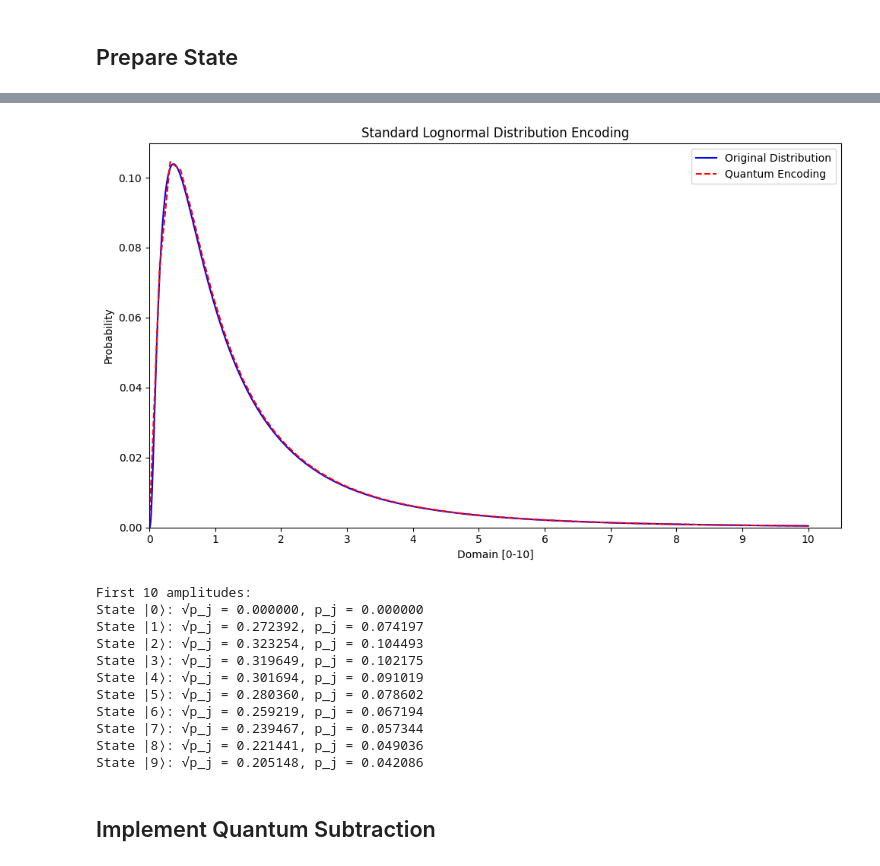
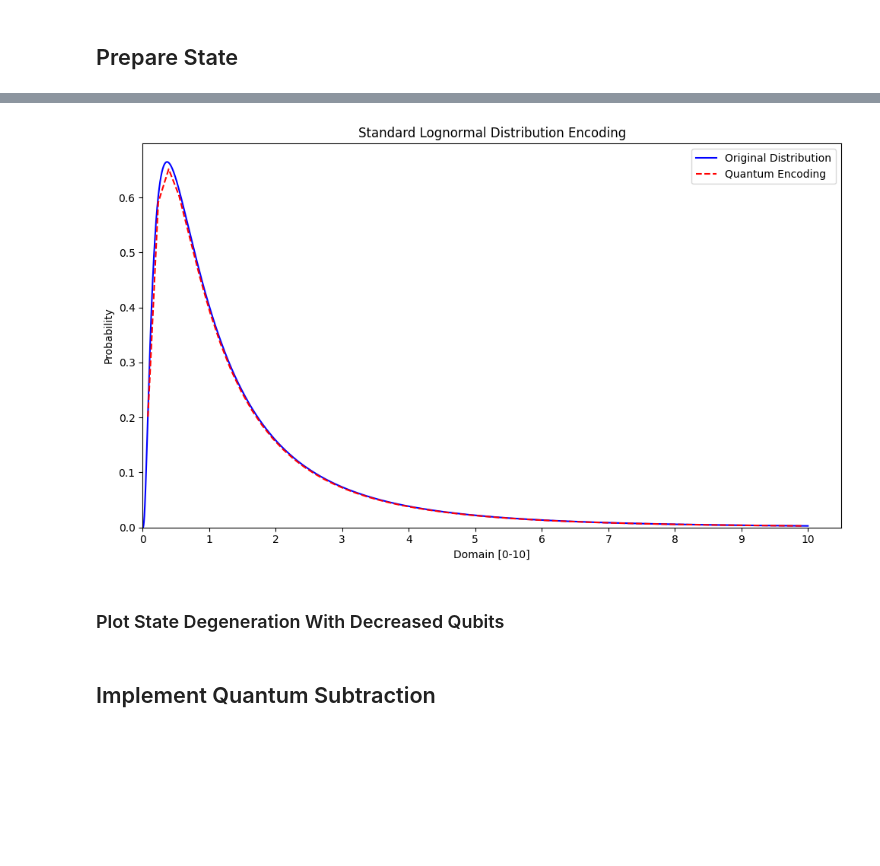
Before and after one commit to AlexFiliakov/knowledge-pricing, a Jupyter notebook: 4.b. Quantum Excess Evaluation Algorithm.ipynb, the cells around one changed output, grey strips where cells are left out. Saved outputs shown, nothing was run; the diff lists cells and outputs as text; code cells hidden in the pictures; blank space fills up the shorter version.

```diff
--- a/4.b. Quantum Excess Evaluation Algorithm.ipynb
+++ b/4.b. Quantum Excess Evaluation Algorithm.ipynb
@@ -160,18 +160,27 @@ def lognormal_loss(x):
 
 # Discretize domain into 2^num_qubits points
 N = 2**num_qubits
-x_vals = np.linspace(domain_min, domain_max, N)
-
-# Calculate probabilities for state preparation
-probabilities = np.array([lognormal_loss(x) for x in x_vals])
-normalizing_constant = np.sum(probabilities)
-probabilities /= normalizing_constant
+step = (domain_max - domain_min) / (N - 1)
+# Take the midpoint integral approximation to work on small number of qubits
+mid_x_vals = np.linspace(
+    domain_min + step / 2,
+    domain_max - step / 2,
+    N
+)
+probabilities = np.array([lognormal_loss(x) * step for x in mid_x_vals])
+probabilities /= probabilities.sum()
 
 # Full distribution for visualization
-full_x_vals = np.linspace(domain_min, domain_max, 10_000)
-full_probabilities = np.array([lognormal_loss(x) for x in full_x_vals])
-full_normalizing_constant = np.sum(full_probabilities) * N / 10_000
-full_probabilities /= full_normalizing_constant
+full_sims = 10_000
+full_x_vals = np.linspace(domain_min, domain_max, full_sims)
+full_step = (domain_max - domain_min) / (full_sims - 1)
+full_mid_vals = np.linspace(
+    domain_min + full_step / 2,
+    domain_max - full_step / 2,
+    full_sims
+)
+full_probabilities = np.array([lognormal_loss(x) * full_step for x in full_mid_vals])
+full_probabilities /= full_probabilities.sum()
 
 # Calculate amplitudes (square root of probabilities)
 amplitudes = np.sqrt(probabilities)
@@ -185,4 +194,4 @@ qc.append(StatePreparation(amplitudes), range(num_qubits))
 
 # Transpile the circuit to basic gates that Aer supports
 qc = transpile(qc, basis_gates=['u3', 'cx'])
-qc.draw(output='mpl')
+# qc.draw(output='mpl')
@@ -191,39 +198,30 @@ qc.draw(output='mpl')
 # %%
 # Validate our state preparation by measuring
 backend = Aer.get_backend('statevector_simulator')
 statevector = backend.run(qc).result().get_statevector()
 
 # Calculate the resulting probabilities
 measured_probs = np.abs(statevector)**2
 
 # Plot the original distribution vs quantum encoded distribution
 plt.figure(figsize=(10, 6))
-plt.plot(full_x_vals, full_probabilities, 'b-', label='Original Distribution')
-plt.plot(x_vals, measured_probs, 'r--', label='Quantum Encoding')
+plt.plot(full_x_vals, full_probabilities / full_step, 'b-', label='Original Distribution')
+plt.plot(mid_x_vals, measured_probs / step, 'r--', label='Quantum Encoding')
 plt.xlabel('Domain [0-10]')
 plt.ylabel('Probability')
 plt.xticks(np.arange(domain_min, domain_max + 1, 1))
 plt.title('Standard Lognormal Distribution Encoding')
 plt.legend()
 plt.tight_layout()
 plt.axis([0, None, 0, None])
 plt.show()
 
-# Display the first few amplitudes
-print("First 10 amplitudes:")
-for i in range(10):
-    print(
-        f"State |{i}⟩: √p_j = {amplitudes[i]:.6f}, p_j = {probabilities[i]:.6f}")
+# # Display the first few amplitudes
+# print("First 10 amplitudes:")
+# for i in range(10):
+#     print(
+#         f"State |{i}⟩: √p_j = {amplitudes[i]:.6f}, p_j = {probabilities[i]:.6f}")
 # %% [output]
-[figure, old version]
+[figure, new version]
-First 10 amplitudes:
-State |0⟩: √p_j = 0.000000, p_j = 0.000000
-State |1⟩: √p_j = 0.272392, p_j = 0.074197
-State |2⟩: √p_j = 0.323254, p_j = 0.104493
-State |3⟩: √p_j = 0.319649, p_j = 0.102175
-State |4⟩: √p_j = 0.301694, p_j = 0.091019
-State |5⟩: √p_j = 0.280360, p_j = 0.078602
-State |6⟩: √p_j = 0.259219, p_j = 0.067194
-State |7⟩: √p_j = 0.239467, p_j = 0.057344
-State |8⟩: √p_j = 0.221441, p_j = 0.049036
-State |9⟩: √p_j = 0.205148, p_j = 0.042086
+# %% [markdown]
+### Plot State Degeneration With Decreased Qubits
```
Also changed, not shown: parts of 20 cells of this notebook.
